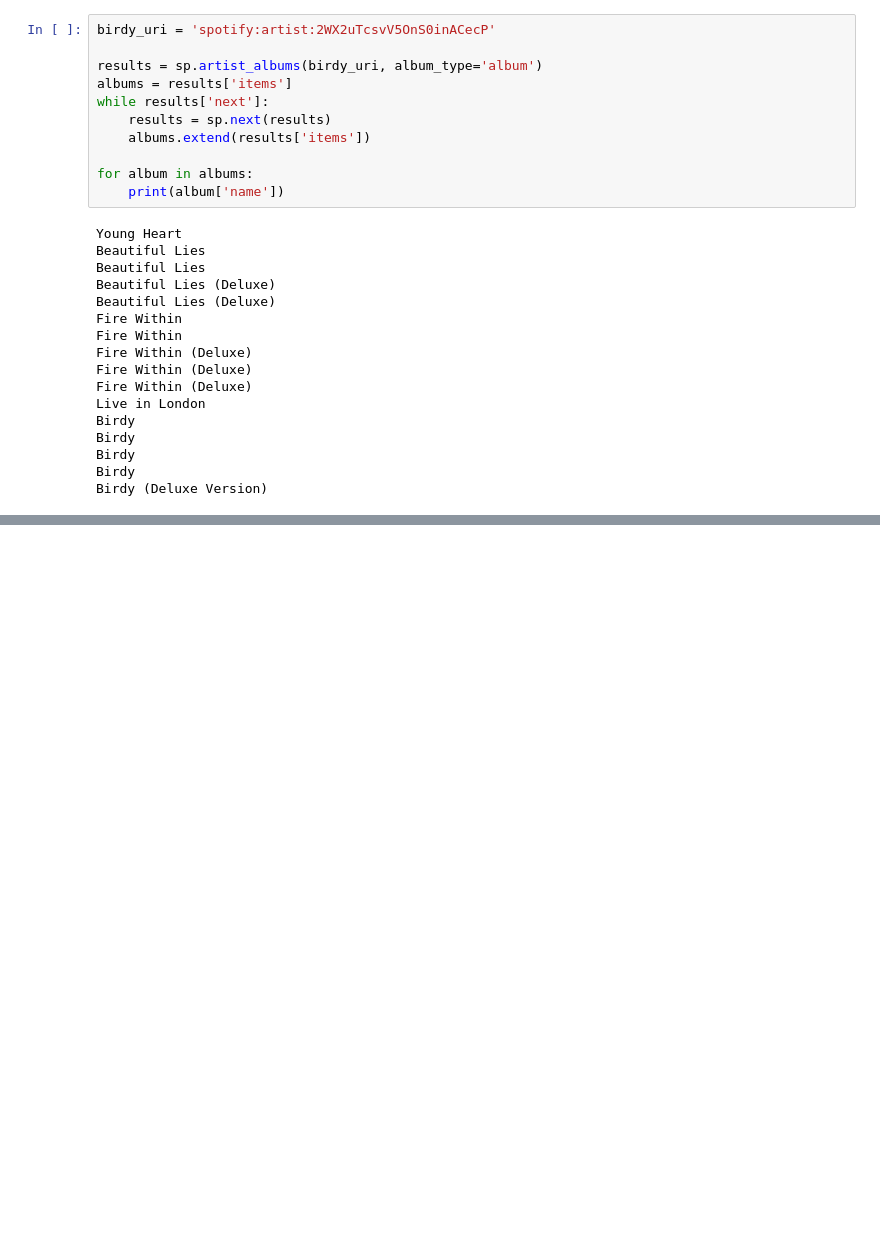
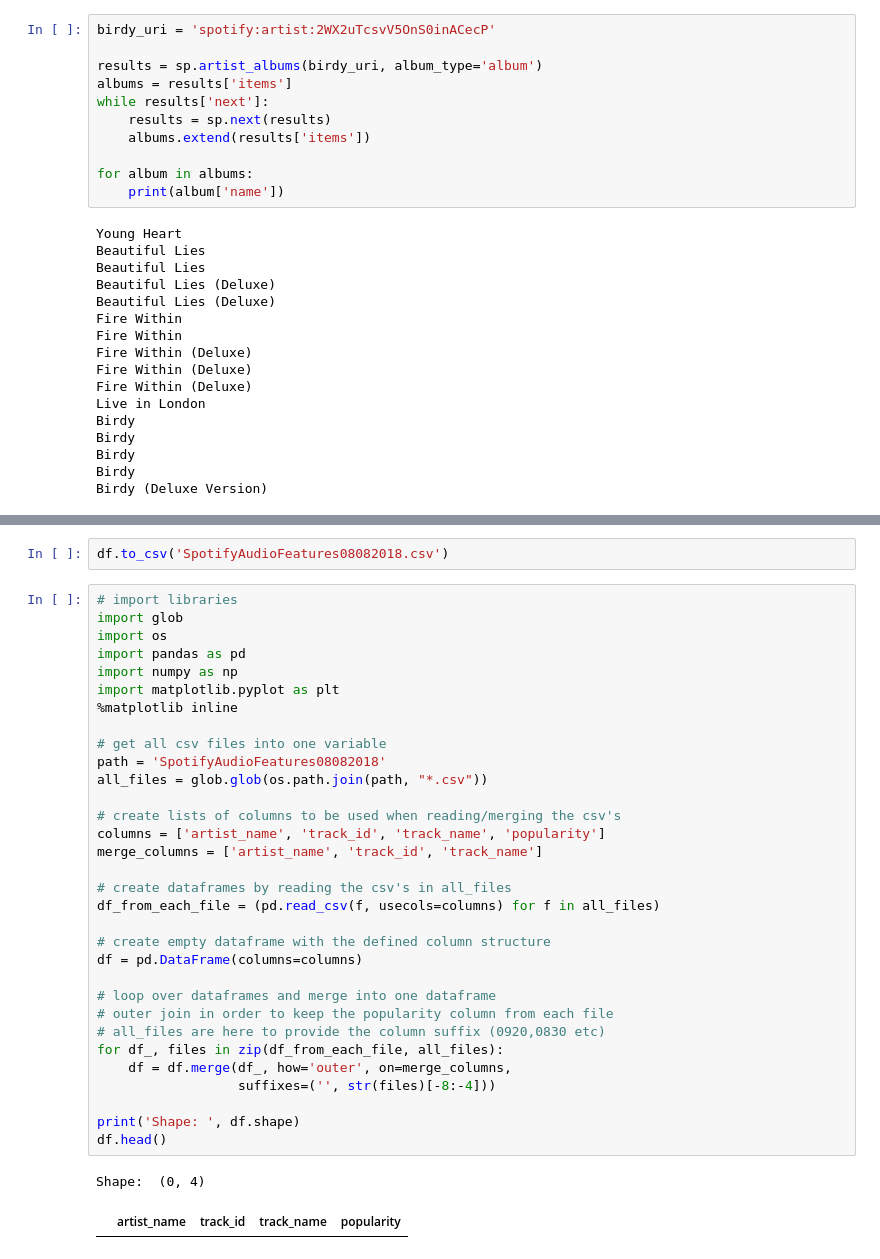
Before and after one commit to prrrathm/spotipy-analysis, a Jupyter notebook: DAVProject.ipynb, the cells around one changed output, grey strips where cells are left out. Saved outputs shown, nothing was run; the diff lists cells and outputs as text; blank space fills up the shorter version.

```diff
--- a/DAVProject.ipynb
+++ b/DAVProject.ipynb
@@ -95,0 +234,37 @@ Birdy (Deluxe Version)
+# %%
+df.to_csv('SpotifyAudioFeatures08082018.csv')
+# %%
+# import libraries
+import glob
+import os
+import pandas as pd
+import numpy as np
+import matplotlib.pyplot as plt
+%matplotlib inline
+
+# get all csv files into one variable
+path = 'SpotifyAudioFeatures08082018'
+all_files = glob.glob(os.path.join(path, "*.csv"))
+
+# create lists of columns to be used when reading/merging the csv's
+columns = ['artist_name', 'track_id', 'track_name', 'popularity']
+merge_columns = ['artist_name', 'track_id', 'track_name']
+
+# create dataframes by reading the csv's in all_files
+df_from_each_file = (pd.read_csv(f, usecols=columns) for f in all_files)
+
+# create empty dataframe with the defined column structure
+df = pd.DataFrame(columns=columns)
+
+# loop over dataframes and merge into one dataframe
+# outer join in order to keep the popularity column from each file
+# all_files are here to provide the column suffix (0920,0830 etc)
+for df_, files in zip(df_from_each_file, all_files):
+    df = df.merge(df_, how='outer', on=merge_columns,
+                  suffixes=('', str(files)[-8:-4]))
+
+print('Shape: ', df.shape)
+df.head()
+# %% [output]
+Shape:  (0, 4)
+|  | artist_name | track_id | track_name | popularity |
```
Also changed, not shown: parts of 22 cells of this notebook, 5 other files.
